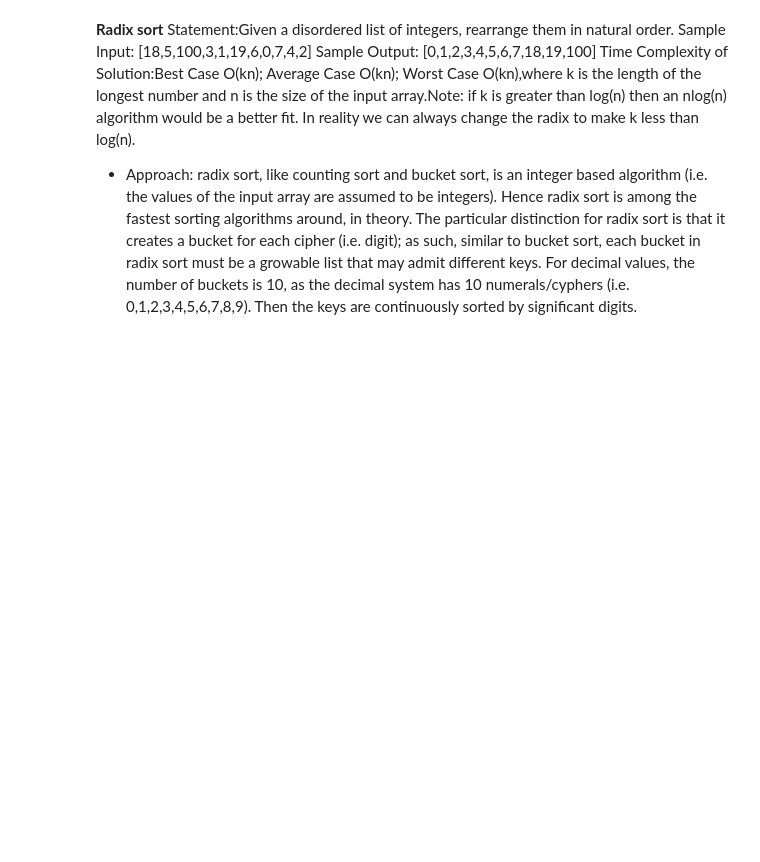
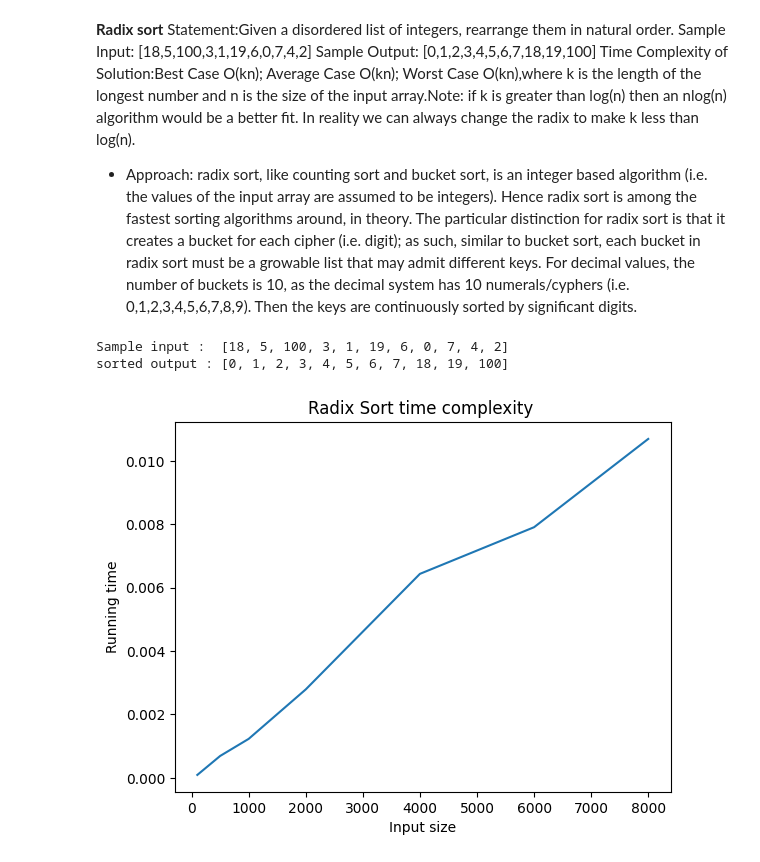
Before and after one commit to dakshmalviya-x/APS-LAB, a Jupyter notebook: Lab_6.ipynb, the cells around one changed output. Saved outputs shown, nothing was run; the diff lists cells and outputs as text; code cells hidden in the pictures; blank space fills up the shorter version.

```diff
--- a/Lab_6.ipynb
+++ b/Lab_6.ipynb
@@ -138,0 +137,52 @@ growable list that may admit different keys. For decimal values, the number of b
+# %%
+#write code for above cell and compute the running time and also plot graph.
+import random
+import time
+import matplotlib.pyplot as plt
+
+def counting_sort_for_radix(arr , exp):
+  n = len(arr)
+  output = [0] * n
+  count= [0] * 10
+  for i in range(n):
+    index = (arr[i]//exp) % 10
+    count[index] += 1
+  for i in range(1,10):
+    count[i] += count[i-1]
+  i = n-1
+  while i>=0:
+    index = (arr[i]//exp)% 10
+    output[count[index]-1] = arr[i]
+    count[index] -= 1
+    i-=1
+  for i in range(n):
+    arr[i] = output[i]
+def radix_sort(arr):
+  if len(arr) == 0:
+    return arr
+  max_val = max(arr)
+  exp = 1
+  while max_val // exp >0 :
+    counting_sort_for_radix(arr,exp)
+    exp*=10
+  return arr
+sample_input = [18,5,100,3,1,19,6,0,7,4,2]
+print("Sample input : " , sample_input)
+print("sorted output :" , radix_sort(sample_input.copy())) # Use .copy() to avoid modifying original list
+sizes = [100 , 500 , 1000 , 2000 , 4000 , 6000 , 8000]
+times = []
+for n  in sizes:
+  arr = [random.randint(0,1000) for _ in range(n)] # Increased range for Radix Sort
+  start = time.time()
+  radix_sort(arr)
+  end = time.time()
+  times.append(end - start)
+plt.plot(sizes , times)
+plt.xlabel("Input size")
+plt.ylabel("Running time")
+plt.title("Radix Sort time complexity ")
+plt.show()
+# %% [output]
+Sample input :  [18, 5, 100, 3, 1, 19, 6, 0, 7, 4, 2]
+sorted output : [0, 1, 2, 3, 4, 5, 6, 7, 18, 19, 100]
+[figure, added]
```
Also changed, not shown: parts of 1 cell of this notebook.
